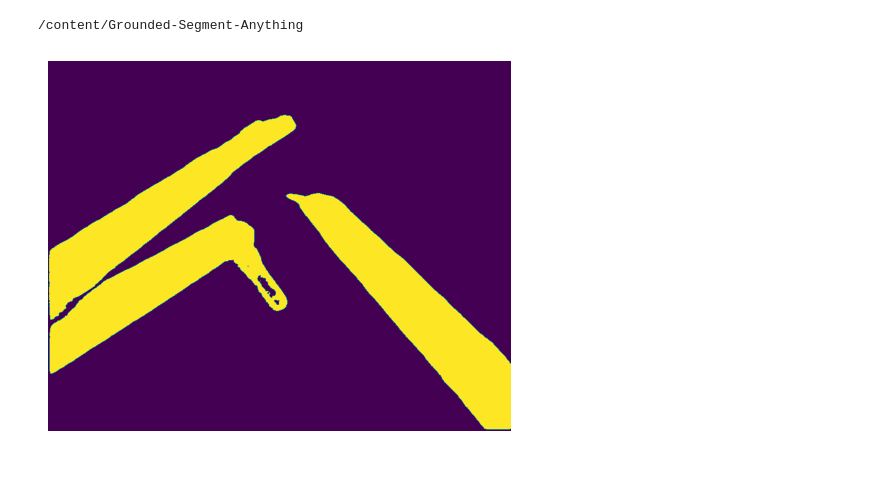
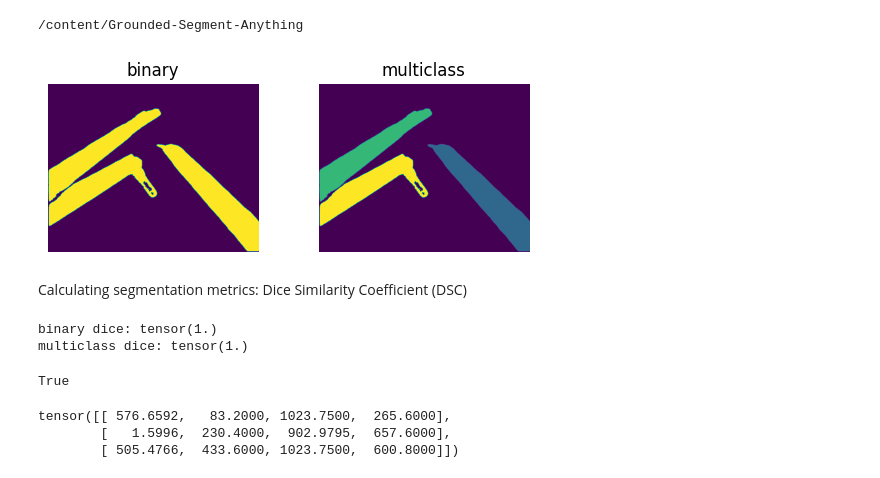
Before and after one commit to mobarakol/tutorial_notebooks, a Jupyter notebook: Grounded_SAM_Tool_Instance_Segmentation.ipynb, the cells around one changed output. Saved outputs shown, nothing was run; the diff lists cells and outputs as text; code cells hidden in the pictures.

```diff
--- a/Grounded_SAM_Tool_Instance_Segmentation.ipynb
+++ b/Grounded_SAM_Tool_Instance_Segmentation.ipynb
@@ -152,31 +152,81 @@ def segment(image, sam_model, boxes):
   masks, _, _ = sam_model.predict_torch(
       point_coords = None,
       point_labels = None,
       boxes = transformed_boxes,
       multimask_output = False,
       )
   return masks.cpu()
 
 
 def draw_mask(mask, image, random_color=True):
     if random_color:
         color = np.concatenate([np.random.random(3), np.array([0.8])], axis=0)
     else:
         color = np.array([30/255, 144/255, 255/255, 0.6])
     h, w = mask.shape[-2:]
     mask_image = mask.reshape(h, w, 1) * color.reshape(1, 1, -1)
 
     annotated_frame_pil = Image.fromarray(image).convert("RGBA")
     mask_image_pil = Image.fromarray((mask_image.cpu().numpy() * 255).astype(np.uint8)).convert("RGBA")
 
     return np.array(Image.alpha_composite(annotated_frame_pil, mask_image_pil))
 
 
 segmented_frame_masks = segment(image_source, sam_predictor, boxes=detected_boxes)
 # annotated_frame_with_mask = draw_mask(segmented_frame_masks[0][0], annotated_frame)
 # instance_seg1 = Image.fromarray(annotated_frame_with_mask)
 binary_seg = segmented_frame_masks.squeeze().any(axis=0)
+plt.subplot(221)
+plt.title('binary')
 plt.imshow(binary_seg);
 plt.axis('OFF');
+
+import torch
+mask_multiclass = torch.zeros((segmented_frame_masks.shape[2:]))
+mask_multiclass[segmented_frame_masks[0,0] == 1] = 1
+mask_multiclass[segmented_frame_masks[1,0] == 1] = 2
+mask_multiclass[segmented_frame_masks[2,0] == 1] = 3
+
+plt.subplot(222)
+plt.title('multiclass')
+plt.imshow(mask_multiclass);
+plt.axis('OFF');
 # %% [output]
-[figure, old version]
+[figure, new version]
+# %% [markdown]
+Calculating segmentation metrics: Dice Similarity Coefficient (DSC)
+# %%
+from torchmetrics.classification import Dice
+dice_global = Dice(average='micro')
+dice_cls_wise = Dice(average='macro', num_classes=4)
+preds = binary_seg.int()
+target = binary_seg.int()
+binary_dice = dice_global(preds, target)
+print('binary dice:', binary_dice)
+
+multiclass_dice = dice_cls_wise(mask_multiclass.int(), mask_multiclass.int())
+
+print('multiclass dice:', multiclass_dice)
+# %% [output]
+binary dice: tensor(1.)
+multiclass dice: tensor(1.)
+# %%
+import cv2
+cv2.imwrite('GT.png', np.array(binary_seg).astype(float))
+cv2.imwrite('pred.png', np.array(binary_seg).astype(float))
+# %% [output]
+True
+# %%
+import torch
+
+input_boxes = [
+    [721, 104, 1280, 332],
+    [2, 288, 1129, 822],
+    [632, 542, 1280, 751]
+]
+input_boxes = torch.tensor(np.array(input_boxes))
+sam_predictor.transform.apply_boxes_torch(input_boxes, [1280, 1024])
+# %% [output]
+tensor([[ 576.6592,   83.2000, 1023.7500,  265.6000],
+        [   1.5996,  230.4000,  902.9795,  657.6000],
+        [ 505.4766,  433.6000, 1023.7500,  600.8000]])
```
Also changed, not shown: parts of 3 cells of this notebook.
